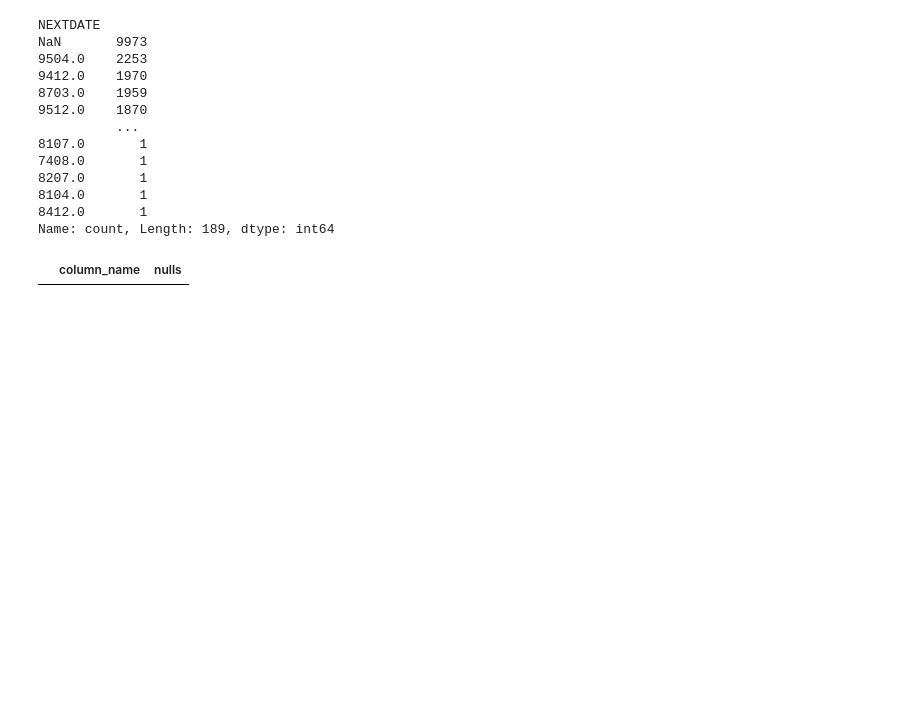
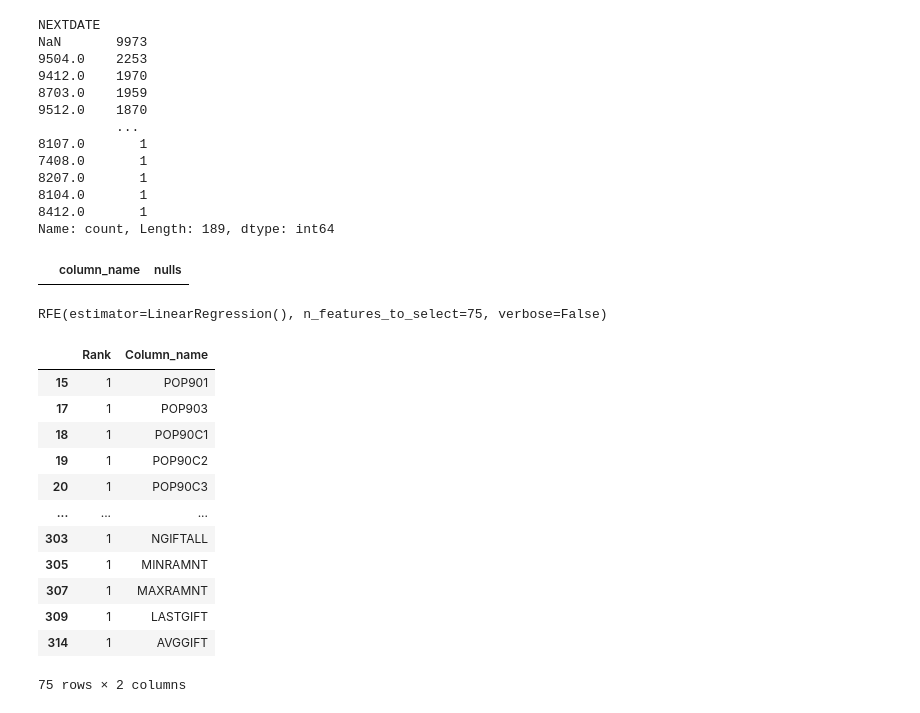
Before and after one commit to ArtemDubrovin222/lab-revisiting-machine-learning, a Jupyter notebook: Untitled.ipynb, the cells around one changed output. Saved outputs shown, nothing was run; the diff lists cells and outputs as text; code cells hidden in the pictures; blank space fills up the shorter version.

```diff
--- a/Untitled.ipynb
+++ b/Untitled.ipynb
@@ -832,0 +838,29 @@ Y.to_csv('target7_02.csv')
+# %%
+X = numerical_scaled
+y = Y['TARGET_D']
+
+from sklearn.feature_selection import RFE
+from sklearn import linear_model
+lm = linear_model.LinearRegression()
+rfe = RFE(lm, n_features_to_select=75, verbose=False)
+rfe.fit(X, y)
+# %% [output]
+RFE(estimator=LinearRegression(), n_features_to_select=75, verbose=False)
+# %%
+df = pd.DataFrame(data = rfe.ranking_, columns=['Rank'])
+df['Column_name'] = pd.DataFrame(numerical).columns
+df[df['Rank']==1]
+# %% [output]
+|  | Rank | Column_name |
+| 15 | 1 | POP901 |
+| 17 | 1 | POP903 |
+| 18 | 1 | POP90C1 |
+| 19 | 1 | POP90C2 |
+| 20 | 1 | POP90C3 |
+| ... | ... | ... |
+| 303 | 1 | NGIFTALL |
+| 305 | 1 | MINRAMNT |
+| 307 | 1 | MAXRAMNT |
+| 309 | 1 | LASTGIFT |
+| 314 | 1 | AVGGIFT |
+75 rows × 2 columns
```
Also changed, not shown: parts of 3 cells of this notebook.
